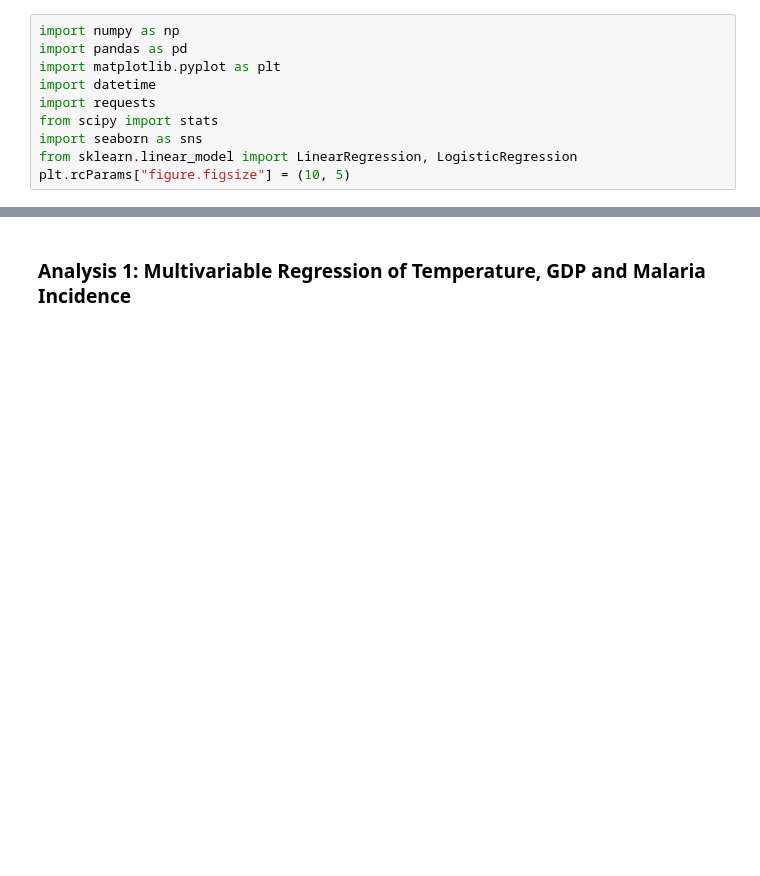
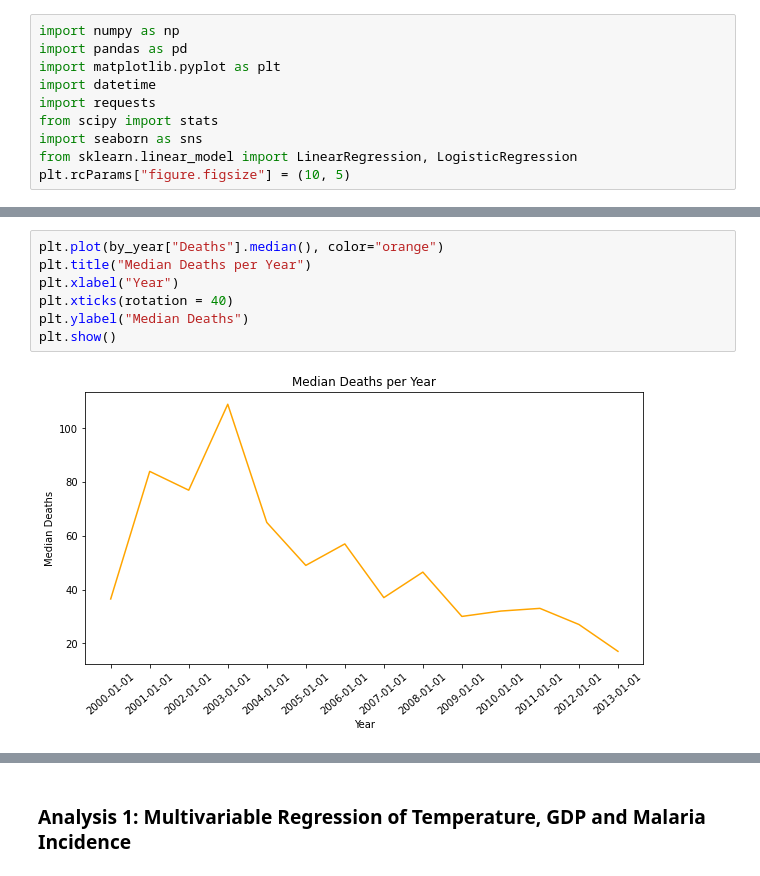
Before and after one commit to mcuadera/info_2950_malaria_project, a Jupyter notebook: phase_submissions/Phase_4.ipynb, the cells around one changed output, grey strips where cells are left out. Saved outputs shown, nothing was run; the diff lists cells and outputs as text; blank space fills up the shorter version.

```diff
--- a/phase_submissions/Phase_4.ipynb
+++ b/phase_submissions/Phase_4.ipynb
@@ -67,0 +135,9 @@ malaria_df.head()
+# %%
+plt.plot(by_year["Deaths"].median(), color="orange")
+plt.title("Median Deaths per Year")
+plt.xlabel("Year")
+plt.xticks(rotation = 40)
+plt.ylabel("Median Deaths")
+plt.show()
+# %% [output]
+[figure, added]
```
Also changed, not shown: parts of 34 cells of this notebook, 2 other files.
